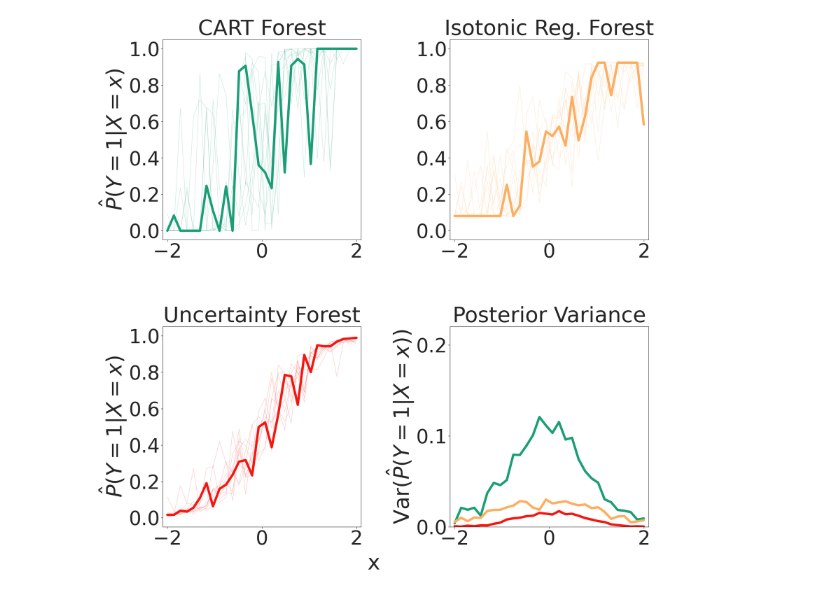
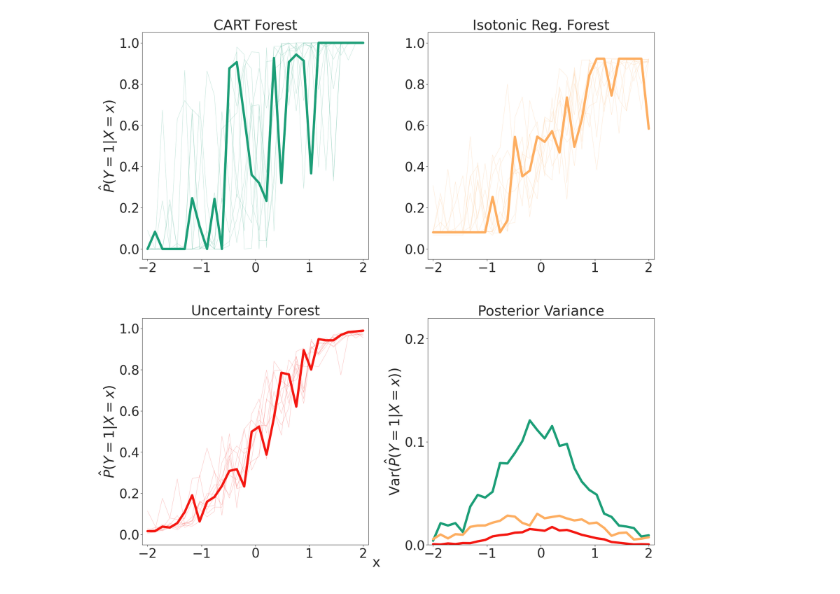
Before and after one commit to neurodata/uncertainty-forest, a Jupyter notebook: figs/fig1/figure-1-siam.ipynb, the cells around one changed output. Drawn from its saved outputs; the diff is of its cells as text; code cells hidden in the pictures.

```diff
--- a/figs/fig1/figure-1-siam.ipynb
+++ b/figs/fig1/figure-1-siam.ipynb
@@ -274,7 +274,7 @@ from matplotlib.ticker import FormatStrFormatter
 
 # Communal plotting parameters.
 def plot_fig1_modified2(algos, num_plotted_trials):
-    sns.set(font_scale = 6)
+    sns.set(font_scale = 4)
     sns.set_style("ticks")
     plt.rcParams['figure.figsize'] = [28, 28]
     fig, axes = plt.subplots(2, 2)
@@ -299,31 +299,31 @@ def plot_fig1_modified2(algos, num_plotted_trials):
                        num_plotted_trials,
                        X_eval)
     plot_posterior(axes[0,1],
                        algos[1],
                        num_plotted_trials,
                        X_eval)
     plot_posterior(axes[1,0],
                        algos[2],
                        num_plotted_trials,
                        X_eval)
 
 
     # 1 variance plot.
     axes[1,1].set_ylim(0.0, 0.22)
     axes[1,1].yaxis.set_ticks(np.arange(0.0, 0.22, 0.1))
     plot_variance(axes[1,1], algos, X_eval)
 
     fig.text(0.5, .04, 'x', ha='center')
     axes[0,0].set_ylabel(r"$\hat P(Y = 1|X = x)$")
     axes[0,0].set_xlabel(" ")
     axes[1,0].set_ylabel(r"$\hat P(Y = 1|X = x)$")
     axes[1,0].set_xlabel(" ")
     axes[1,1].set_ylabel(r"Var($\hat P(Y = 1|X = x)$)")
 
     fig.tight_layout()
     plt.savefig("fig1_siam_2x2_fulldata.pdf")
     plt.show()
 
 plot_fig1_modified2(algos, num_plotted_trials)
 # %% [output]
-[figure, old version]
+[figure, new version]
```
Also changed, not shown: 4 other files.
